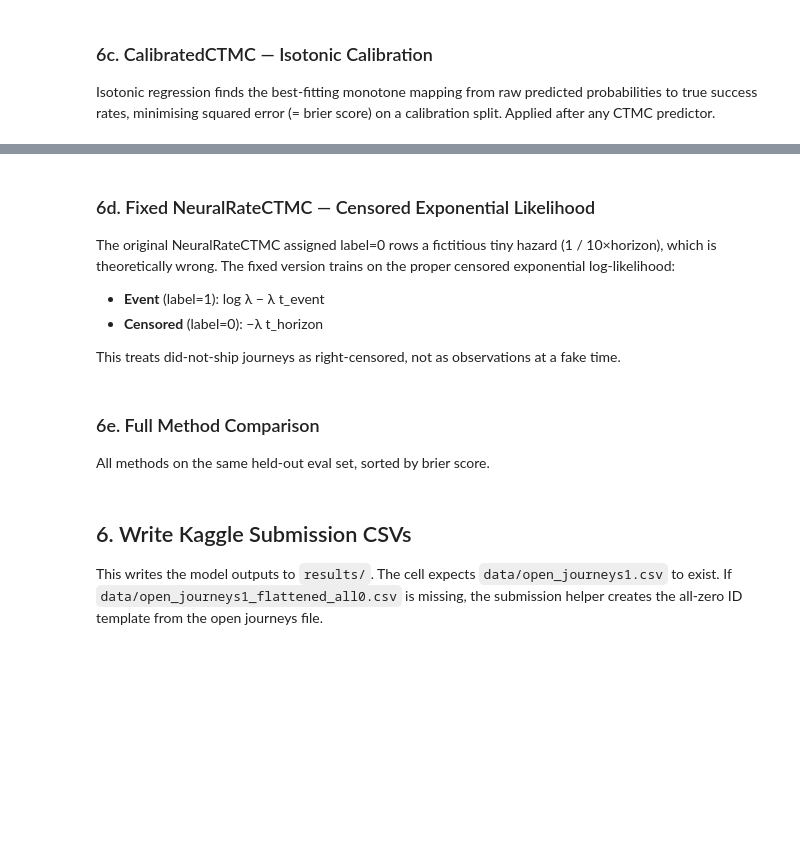
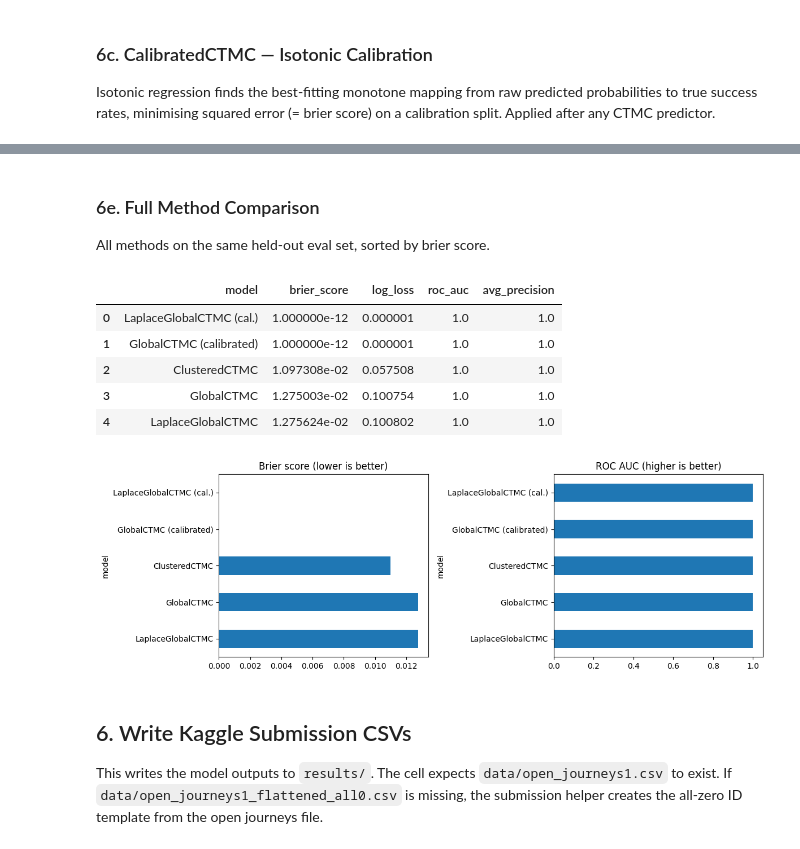
Before and after one commit to yuliaanashkina/m148-project, a Jupyter notebook: notebooks/benchmarks/ctmc_exploration.ipynb, the cells around one changed output, grey strips where cells are left out. Saved outputs shown, nothing was run; the diff lists cells and outputs as text; code cells hidden in the pictures; blank space fills up the shorter version.

```diff
--- a/notebooks/benchmarks/ctmc_exploration.ipynb
+++ b/notebooks/benchmarks/ctmc_exploration.ipynb
@@ -370,9 +495,0 @@ plt.show()
-# %% [markdown]
-### 6d. Fixed NeuralRateCTMC — Censored Exponential Likelihood
-
-The original NeuralRateCTMC assigned label=0 rows a fictitious tiny hazard (1 / 10×horizon), which is theoretically wrong.  The fixed version trains on the proper censored exponential log-likelihood:
-
-- **Event** (label=1): log λ − λ t_event
-- **Censored** (label=0): −λ t_horizon
-
-This treats did-not-ship journeys as right-censored, not as observations at a fake time.
@@ -404,6 +499,7 @@ plt.show()
 All methods on the same held-out eval set, sorted by brier score.
 # %%
 from sklearn.metrics import average_precision_score
+import numpy as np
 
 def metrics(name, probs, y_true):
     p = np.clip(probs, 1e-6, 1 - 1e-6)
@@ -411,35 +507,41 @@ def metrics(name, probs, y_true):
         "model": name,
         "brier_score": brier_score_loss(y_true, p),
         "log_loss": log_loss(y_true, p, labels=[0, 1]),
         "roc_auc": roc_auc_score(y_true, p),
         "avg_precision": average_precision_score(y_true, p),
     }
 
 rows = [
     metrics("GlobalCTMC",                raw_global,       y),
     metrics("LaplaceGlobalCTMC",         raw_laplace,      y),
     metrics("GlobalCTMC (calibrated)",   cal_global_.predict(eval_df),  y),
     metrics("LaplaceGlobalCTMC (cal.)",  cal_laplace_.predict(eval_df), y),
-    metrics("WeibullSemiMarkov",         raw_weibull,      y),
     metrics("ClusteredCTMC",
             clustered.predict_success_probability(eval_df, fallback_model=global_ctmc), y),
-    metrics("NeuralRateCTMC (fixed)",    probs_neural,     y_neural),
 ]
 
 summary = pd.DataFrame(rows).sort_values("brier_score").reset_index(drop=True)
 summary.to_csv(RESULTS_DIR / "advanced_ctmc_comparison.csv", index=False)
 display(summary)
 
 fig, axes = plt.subplots(1, 2, figsize=(12, 4))
 summary.plot.barh(x="model", y="brier_score", ax=axes[0], legend=False)
 axes[0].set_title("Brier score (lower is better)")
 axes[0].invert_yaxis()
 summary.plot.barh(x="model", y="roc_auc", ax=axes[1], legend=False)
 axes[1].set_title("ROC AUC (higher is better)")
 axes[1].invert_yaxis()
 plt.tight_layout()
 plt.savefig(RESULTS_DIR / "advanced_ctmc_comparison.png", dpi=150, bbox_inches="tight")
 plt.show()
+# %% [output]
+|  | model | brier_score | log_loss | roc_auc | avg_precision |
+| 0 | LaplaceGlobalCTMC (cal.) | 1.000000e-12 | 0.000001 | 1.0 | 1.0 |
+| 1 | GlobalCTMC (calibrated) | 1.000000e-12 | 0.000001 | 1.0 | 1.0 |
+| 2 | ClusteredCTMC | 1.097308e-02 | 0.057508 | 1.0 | 1.0 |
+| 3 | GlobalCTMC | 1.275003e-02 | 0.100754 | 1.0 | 1.0 |
+| 4 | LaplaceGlobalCTMC | 1.275624e-02 | 0.100802 | 1.0 | 1.0 |
+[figure, added]
 # %% [markdown]
 ## 6. Write Kaggle Submission CSVs
 
```
Also changed, not shown: parts of 22 cells of this notebook, 34 other files.
